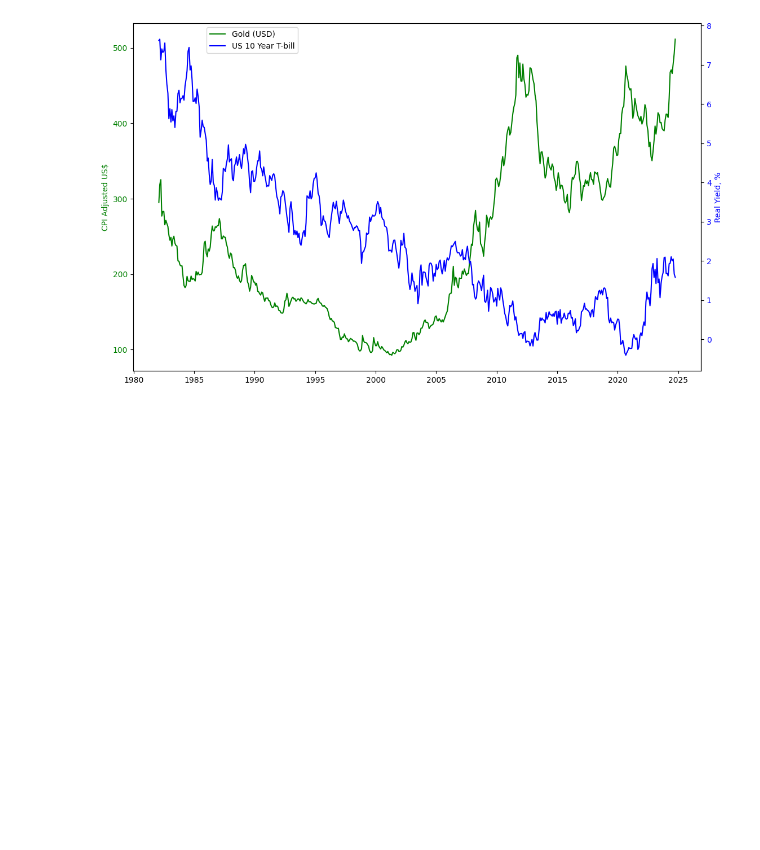
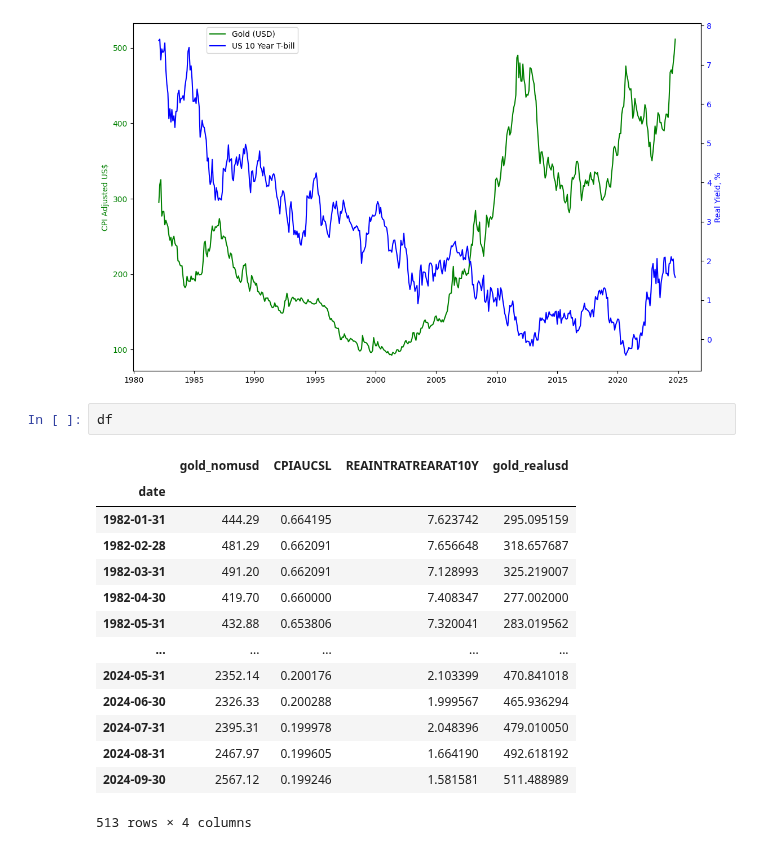
Before and after one commit to jamiegleave/econ, a Jupyter notebook: gold_rates.ipynb, the cells around one changed output. Cells and saved outputs as stored; diff of their text form; blank space fills up the shorter version.

```diff
--- a/gold_rates.ipynb
+++ b/gold_rates.ipynb
@@ -66,4 +54,21 @@ fig.legend(loc="upper left", bbox_to_anchor=(0.22,0.88))
 plt.show()
 # %% [output]
 [figure]
+# %%
+df
+# %% [output]
+|  | gold_nomusd | CPIAUCSL | REAINTRATREARAT10Y | gold_realusd |
+| date |  |  |  |  |
+| 1982-01-31 | 444.29 | 0.664195 | 7.623742 | 295.095159 |
+| 1982-02-28 | 481.29 | 0.662091 | 7.656648 | 318.657687 |
+| 1982-03-31 | 491.20 | 0.662091 | 7.128993 | 325.219007 |
+| 1982-04-30 | 419.70 | 0.660000 | 7.408347 | 277.002000 |
+| 1982-05-31 | 432.88 | 0.653806 | 7.320041 | 283.019562 |
+| ... | ... | ... | ... | ... |
+| 2024-05-31 | 2352.14 | 0.200176 | 2.103399 | 470.841018 |
+| 2024-06-30 | 2326.33 | 0.200288 | 1.999567 | 465.936294 |
+| 2024-07-31 | 2395.31 | 0.199978 | 2.048396 | 479.010050 |
+| 2024-08-31 | 2467.97 | 0.199605 | 1.664190 | 492.618192 |
+| 2024-09-30 | 2567.12 | 0.199246 | 1.581581 | 511.488989 |
+513 rows × 4 columns
 # %%
```
Also changed, not shown: parts of 17 cells of this notebook.
